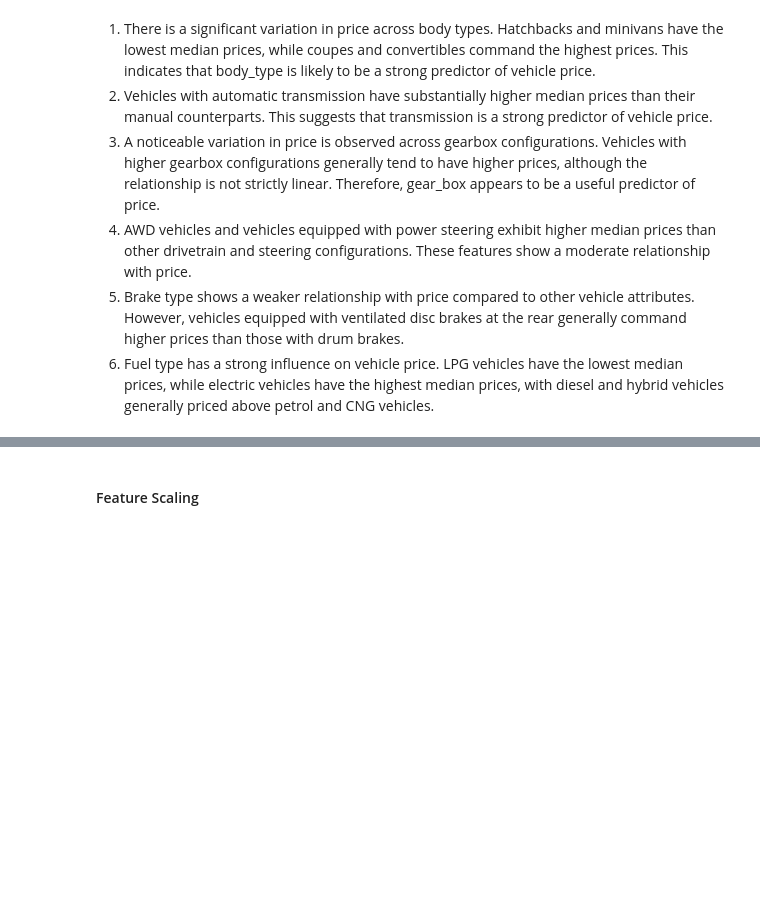
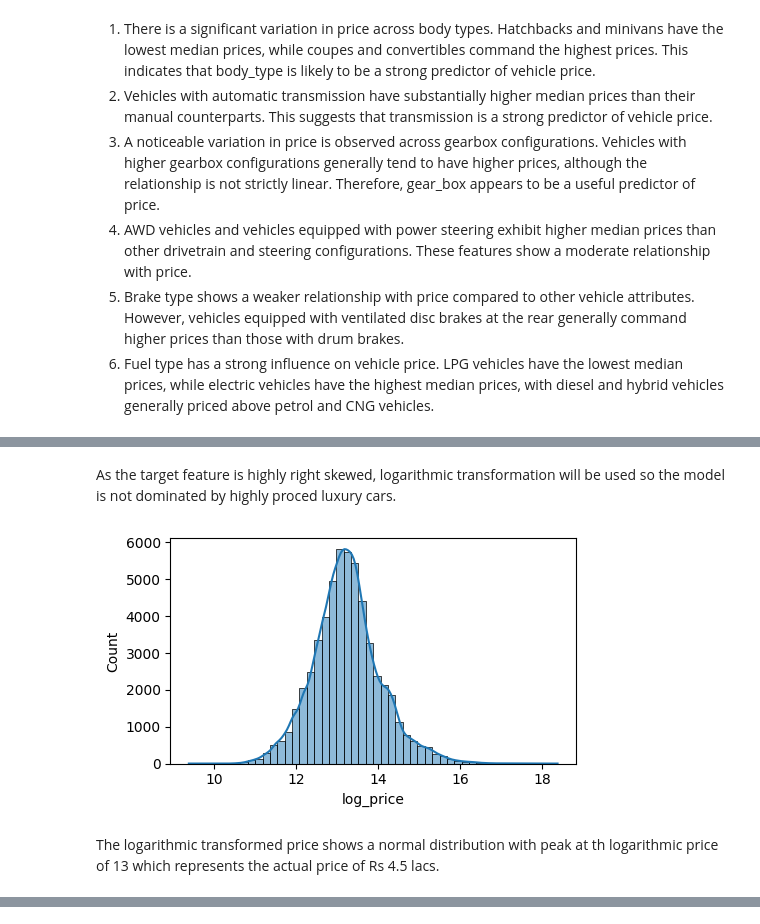
Before and after one commit to biprasish-singha/CarWorth-Used-Car-Price-Predictor, a Jupyter notebook: car_price_predictor.ipynb, the cells around one changed output, grey strips where cells are left out. Cells and saved outputs as stored; diff of their text form; code cells hidden in the pictures; blank space fills up the shorter version.

```diff
--- a/car_price_predictor.ipynb
+++ b/car_price_predictor.ipynb
@@ -999,3 +1011,16 @@ plt.show()
+# %% [markdown]
+As the target feature is highly right skewed, logarithmic transformation will be used so the model is not dominated by highly proced luxury cars.
+# %%
+# Check the distribution of target feature with log transformation
+df['log_price'] = np.log1p(df['price'])
+plt.figure(figsize=(5,3))
+sns.histplot(data=df, x="log_price", bins=50, kde=True)
+plt.tight_layout()
+plt.show()
+# %% [output]
+[figure, added]
+# %% [markdown]
+The logarithmic transformed price shows a normal distribution with peak at th logarithmic price of 13 which represents the actual price of Rs 4.5 lacs.
 # %%
 # Features to keep
 features_to_keep = ['brand', 'model', 'variant', 'make_year', 'km_driven', 'body_type', 'transmission',
@@ -1014,5 +1039,3 @@ df_final.head()
 | 3 | HONDA | CITY | V | 2023.0 | 5061.0 | SEDAN | AUTOMATIC | 5 SPEED | FWD | ... |
 | 4 | FORD | ECOSPORT | TITANIUM | 2021.0 | 23480.0 | SUV | MANUAL | 5 SPEED | FWD | ... |
 5 rows × 21 columns
-# %% [markdown]
-#### Feature Scaling
```
Also changed, not shown: parts of 88 cells of this notebook, 12 other files.
